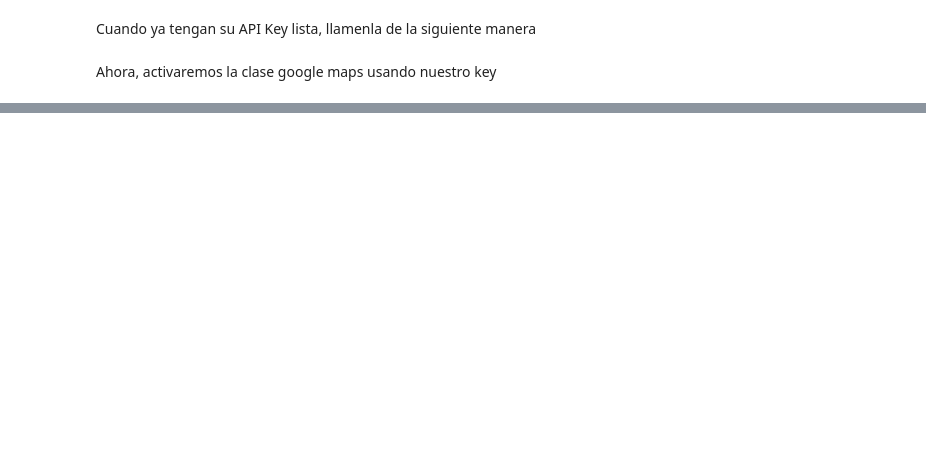
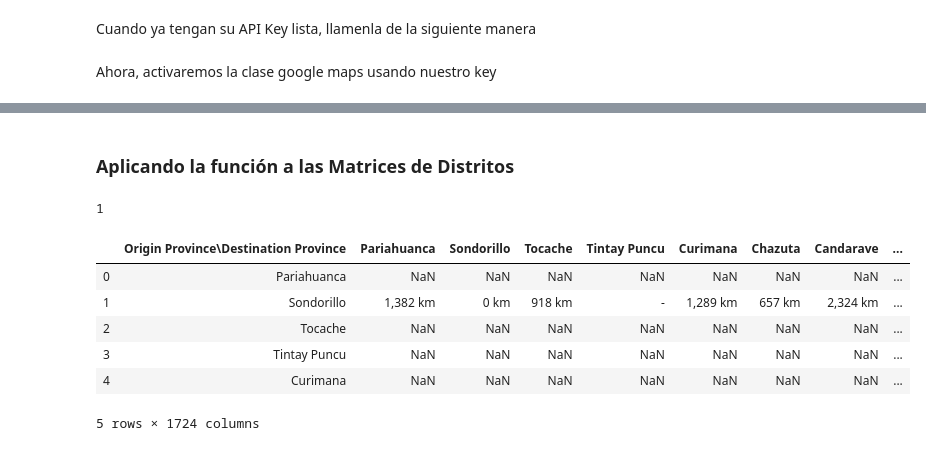
Before and after one commit to mgutierrezc/covid-scraping-peru, a Jupyter notebook: Scraping Google Maps Perú [Provincias].ipynb, the cells around one changed output, grey strips where cells are left out. Cells and saved outputs as stored; diff of their text form; code cells hidden in the pictures; blank space fills up the shorter version.

```diff
--- a/Scraping Google Maps Perú [Provincias].ipynb
+++ b/Scraping Google Maps Perú [Provincias].ipynb
@@ -184,0 +315,21 @@ provs_mat
+# %% [markdown]
+### Aplicando la función a las Matrices de Distritos
+# %%
+primera_fila = 1
+primera_col = 1
+ult_fila_mas_uno = 2
+ult_col = len(distritos)+1
+
+matrix_blocks(primera_fila, primera_col, ult_fila_mas_uno, ult_col, dist_distances, dist_times, origen_destino_dist)
+# %% [output]
+1
+# %%
+dist_distances.head()
+# %% [output]
+|  | Origin Province\Destination Province | Pariahuanca | Sondorillo | Tocache | Tintay Puncu | Curimana | Chazuta | Candarave | ... |
+| 0 | Pariahuanca | NaN | NaN | NaN | NaN | NaN | NaN | NaN | ... |
+| 1 | Sondorillo | 1,382 km | 0 km | 918 km | - | 1,289 km | 657 km | 2,324 km | ... |
+| 2 | Tocache | NaN | NaN | NaN | NaN | NaN | NaN | NaN | ... |
+| 3 | Tintay Puncu | NaN | NaN | NaN | NaN | NaN | NaN | NaN | ... |
+| 4 | Curimana | NaN | NaN | NaN | NaN | NaN | NaN | NaN | ... |
+5 rows × 1724 columns
```
Also changed, not shown: parts of 19 cells of this notebook.
